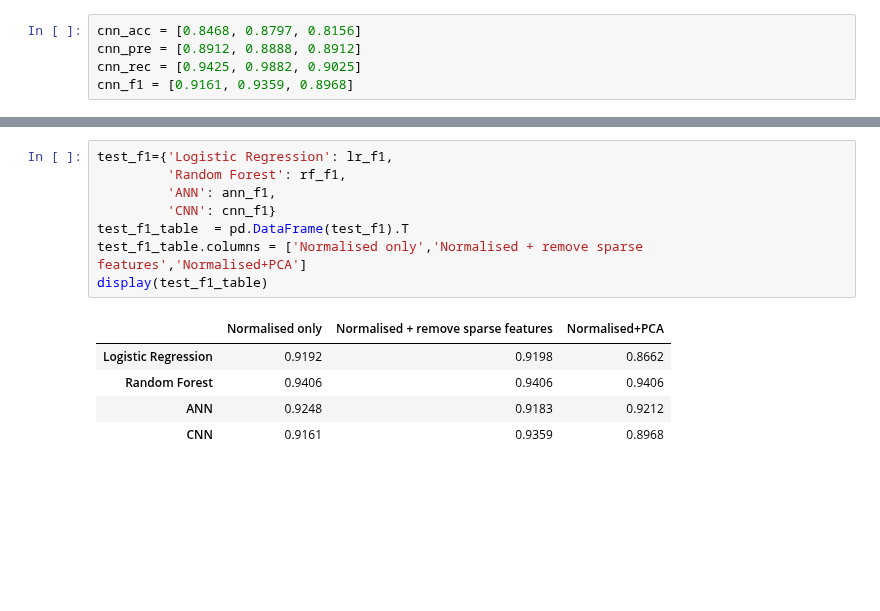
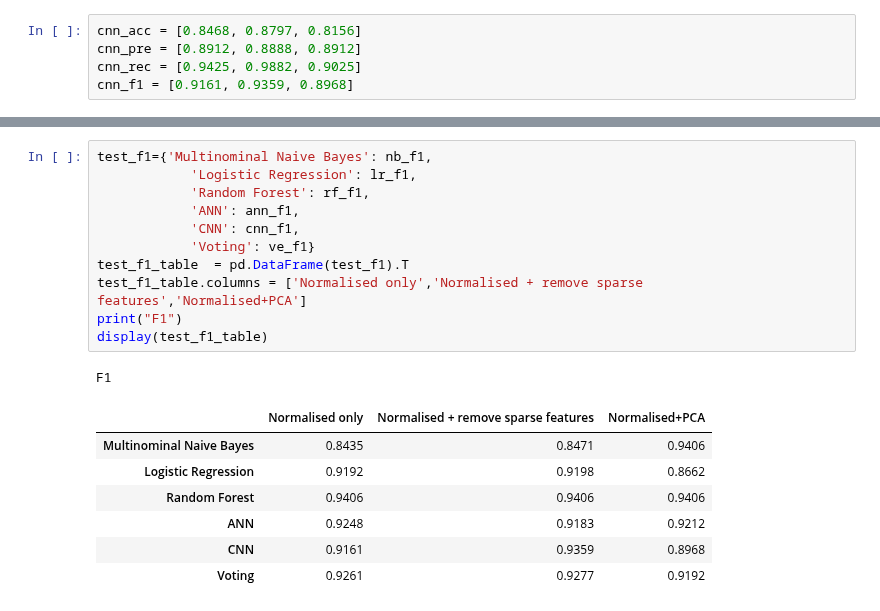
Before and after one commit to Rab6it/COMP5703_code, a Jupyter notebook: project.ipynb, the cells around one changed output, grey strips where cells are left out. Drawn from its saved outputs; the diff is of its cells as text; blank space fills up the shorter version.

```diff
--- a/project.ipynb
+++ b/project.ipynb
@@ -1382,14 +1506,20 @@ display(test_rec_table)
 # %%
-test_f1={'Logistic Regression': lr_f1,
-         'Random Forest': rf_f1,
-         'ANN': ann_f1,
-         'CNN': cnn_f1}
+test_f1={'Multinominal Naive Bayes': nb_f1,
+            'Logistic Regression': lr_f1,
+            'Random Forest': rf_f1,
+            'ANN': ann_f1,
+            'CNN': cnn_f1,
+            'Voting': ve_f1}
 test_f1_table  = pd.DataFrame(test_f1).T
 test_f1_table.columns = ['Normalised only','Normalised + remove sparse features','Normalised+PCA']
+print("F1")
 display(test_f1_table)
 # %% [output]
+F1
 |  | Normalised only | Normalised + remove sparse features | Normalised+PCA |
+| Multinominal Naive Bayes | 0.8435 | 0.8471 | 0.9406 |
 | Logistic Regression | 0.9192 | 0.9198 | 0.8662 |
 | Random Forest | 0.9406 | 0.9406 | 0.9406 |
 | ANN | 0.9248 | 0.9183 | 0.9212 |
 | CNN | 0.9161 | 0.9359 | 0.8968 |
+| Voting | 0.9261 | 0.9277 | 0.9192 |
```
Also changed, not shown: parts of 33 cells of this notebook, 2 other files.
